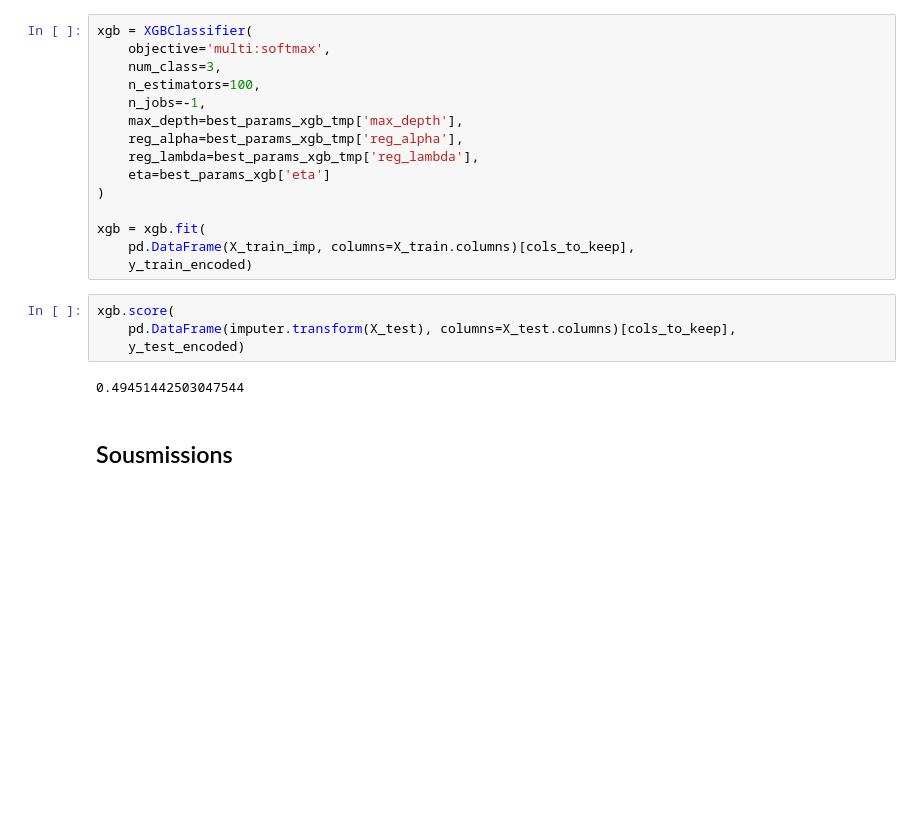
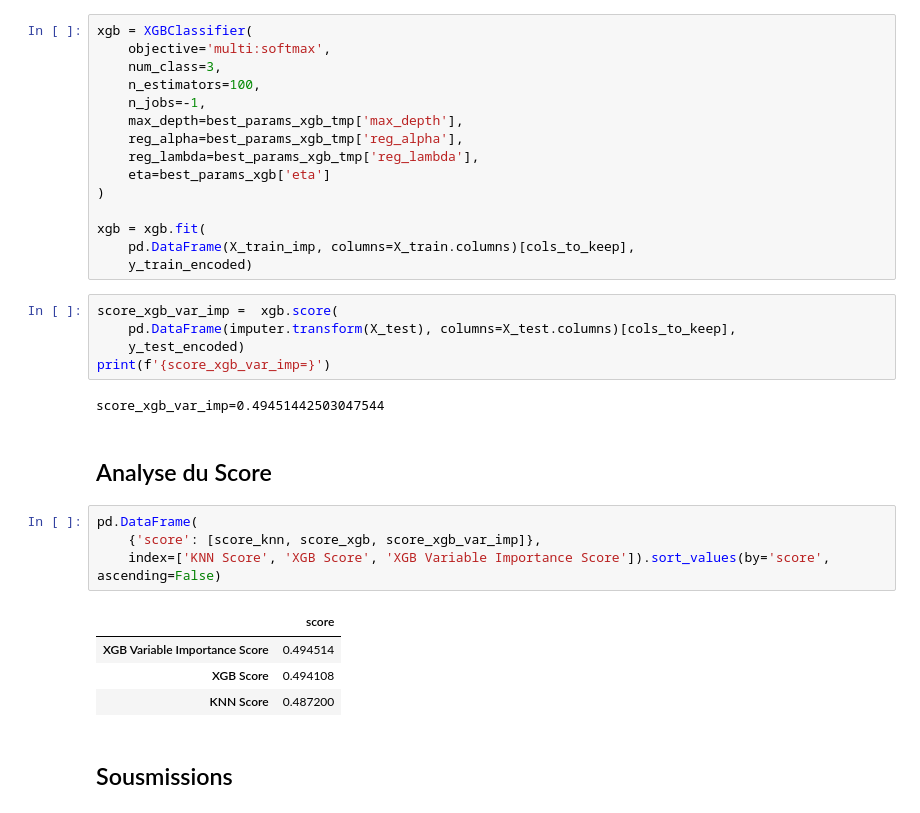
Before and after one commit to lucasn/data-challenge, a Jupyter notebook: models.ipynb, the cells around one changed output. Drawn from its saved outputs; the diff is of its cells as text; blank space fills up the shorter version.

Commit message:
Adding score table

```diff
--- a/models.ipynb
+++ b/models.ipynb
@@ -326,11 +326,23 @@ xgb = xgb.fit(
     pd.DataFrame(X_train_imp, columns=X_train.columns)[cols_to_keep],
     y_train_encoded)
 # %%
-xgb.score(
+score_xgb_var_imp =  xgb.score(
     pd.DataFrame(imputer.transform(X_test), columns=X_test.columns)[cols_to_keep],
     y_test_encoded)
+print(f'{score_xgb_var_imp=}')
 # %% [output]
-0.49451442503047544
+score_xgb_var_imp=0.49451442503047544
+# %% [markdown]
+## Analyse du Score
+# %%
+pd.DataFrame(
+    {'score': [score_knn, score_xgb, score_xgb_var_imp]},
+    index=['KNN Score', 'XGB Score', 'XGB Variable Importance Score']).sort_values(by='score', ascending=False)
+# %% [output]
+|  | score |
+| XGB Variable Importance Score | 0.494514 |
+| XGB Score | 0.494108 |
+| KNN Score | 0.487200 |
 # %% [markdown]
 ## Sousmissions
 # %%
```
